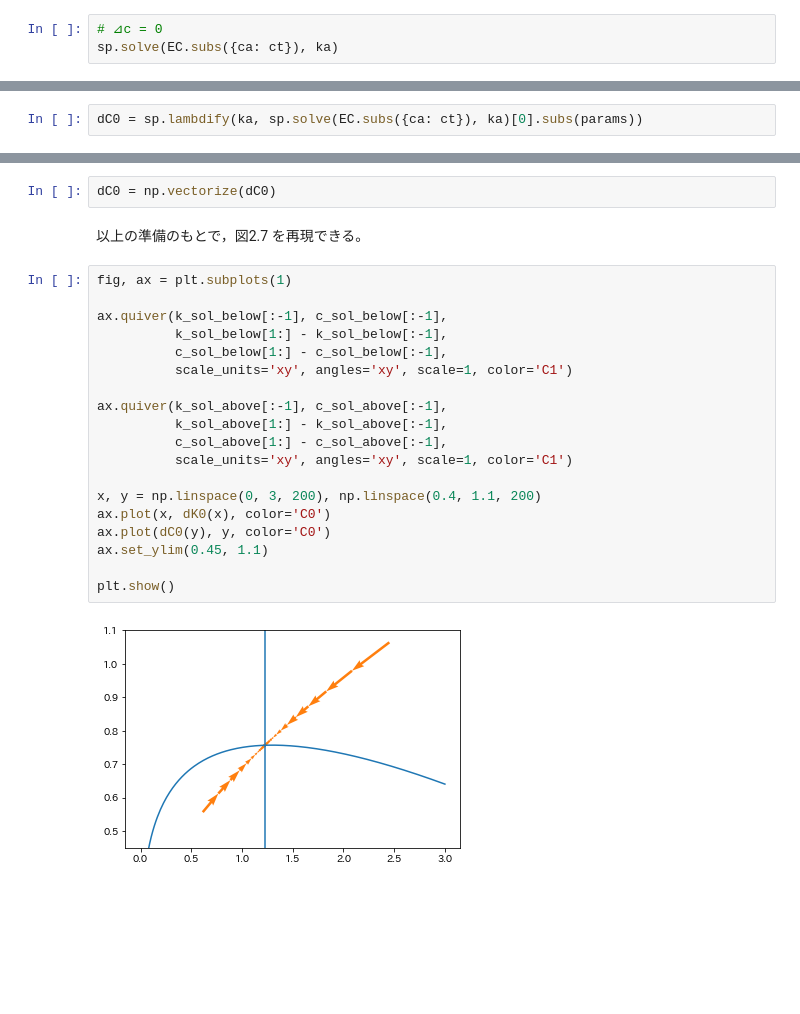
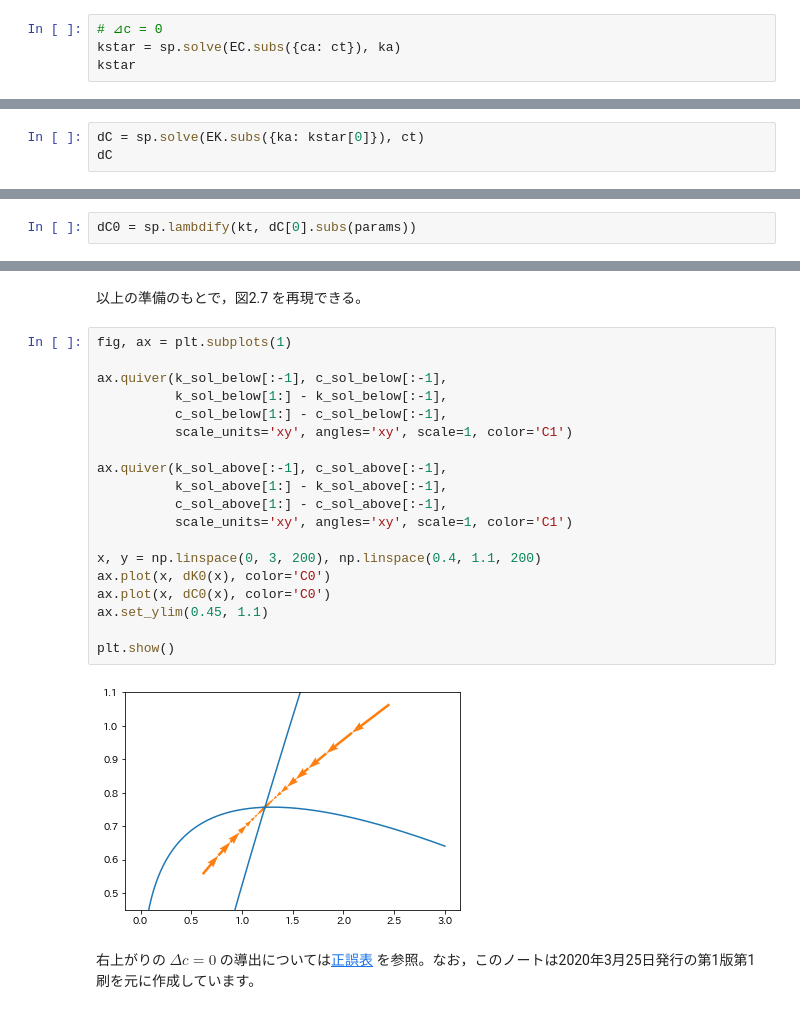
Before and after one commit to kenjisato/hasumi-book, a Jupyter notebook: 2-4-Ramsey.ipynb, the cells around one changed output, grey strips where cells are left out. Saved outputs shown, nothing was run; the diff lists cells and outputs as text; blank space fills up the shorter version.

```diff
--- a/2-4-Ramsey.ipynb
+++ b/2-4-Ramsey.ipynb
@@ -253,4 +255,5 @@ dK0 = sp.lambdify(kt, sp.solve(EK.subs({ka: kt}), ct)[0].subs(params))
 # %%
 # ⊿c = 0
-sp.solve(EC.subs({ca: ct}), ka)
+kstar = sp.solve(EC.subs({ca: ct}), ka)
+kstar
 # %% [output]
@@ -257,0 +267,3 @@ sp.solve(EC.subs({ca: ct}), ka)
+# %%
+dC = sp.solve(EK.subs({ka: kstar[0]}), ct)
+dC
@@ -258,2 +274,2 @@ sp.solve(EC.subs({ca: ct}), ka)
 # %%
-dC0 = sp.lambdify(ka, sp.solve(EC.subs({ca: ct}), ka)[0].subs(params))
+dC0 = sp.lambdify(kt, dC[0].subs(params))
@@ -266,25 +276,25 @@ dC0([1, 2, 3])
-# %%
-dC0 = np.vectorize(dC0)
 # %% [markdown]
 以上の準備のもとで，図2.7 を再現できる。
 # %%
 fig, ax = plt.subplots(1)
 
 ax.quiver(k_sol_below[:-1], c_sol_below[:-1],
           k_sol_below[1:] - k_sol_below[:-1],
           c_sol_below[1:] - c_sol_below[:-1],
           scale_units='xy', angles='xy', scale=1, color='C1')
 
 ax.quiver(k_sol_above[:-1], c_sol_above[:-1],
           k_sol_above[1:] - k_sol_above[:-1],
           c_sol_above[1:] - c_sol_above[:-1],
           scale_units='xy', angles='xy', scale=1, color='C1')
 
 x, y = np.linspace(0, 3, 200), np.linspace(0.4, 1.1, 200)
 ax.plot(x, dK0(x), color='C0')
-ax.plot(dC0(y), y, color='C0')
+ax.plot(x, dC0(x), color='C0')
 ax.set_ylim(0.45, 1.1)
 
 plt.show()
 # %% [output]
-[figure, old version]
+[figure, new version]
+# %% [markdown]
+右上がりの $\Delta c = 0$ の導出については[正誤表](https://www.rhasumi.net/data/dmacro_errata.pdf) を参照。なお，このノートは2020年3月25日発行の第1版第1刷を元に作成しています。
```
Also changed, not shown: parts of 12 cells of this notebook.
